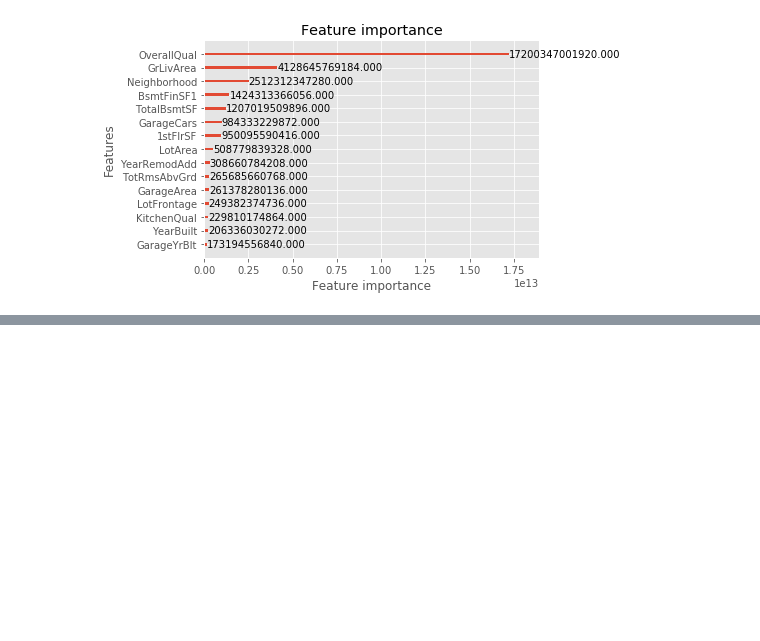
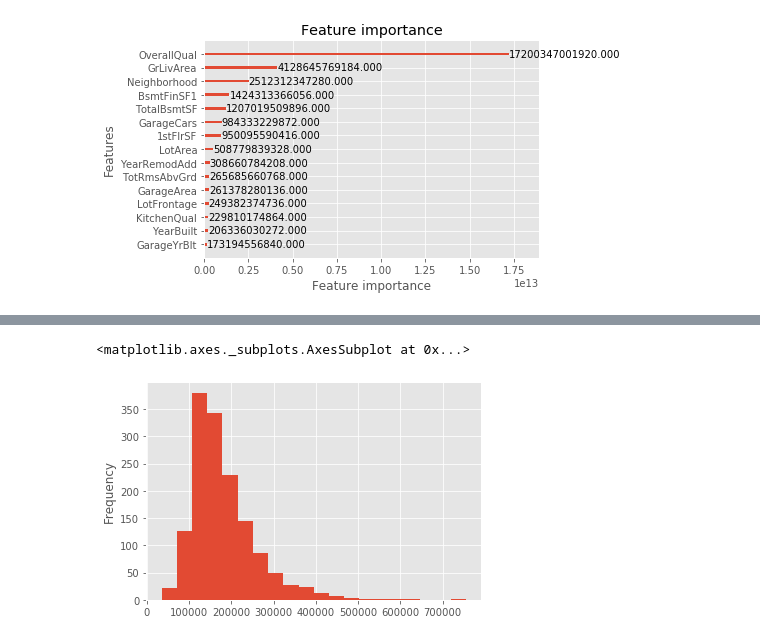
Before and after one commit to rodea0952/kaggle, a Jupyter notebook: Kaggleデータ分析入門/house_prices/house_prices.ipynb, the cells around one changed output, grey strips where cells are left out. Cells and saved outputs as stored; diff of their text form; code cells hidden in the pictures; blank space fills up the shorter version.

```diff
--- a/Kaggleデータ分析入門/house_prices/Untitled.ipynb
+++ b/Kaggleデータ分析入門/house_prices/house_prices.ipynb
@@ -260,0 +273,5 @@ for model in models:
+# %%
+train_df["SalePrice"].plot.hist(bins=20)
+# %% [output]
+<matplotlib.axes._subplots.AxesSubplot at 0x...>
+[figure, added]
```
Also changed, not shown: parts of 37 cells of this notebook.
